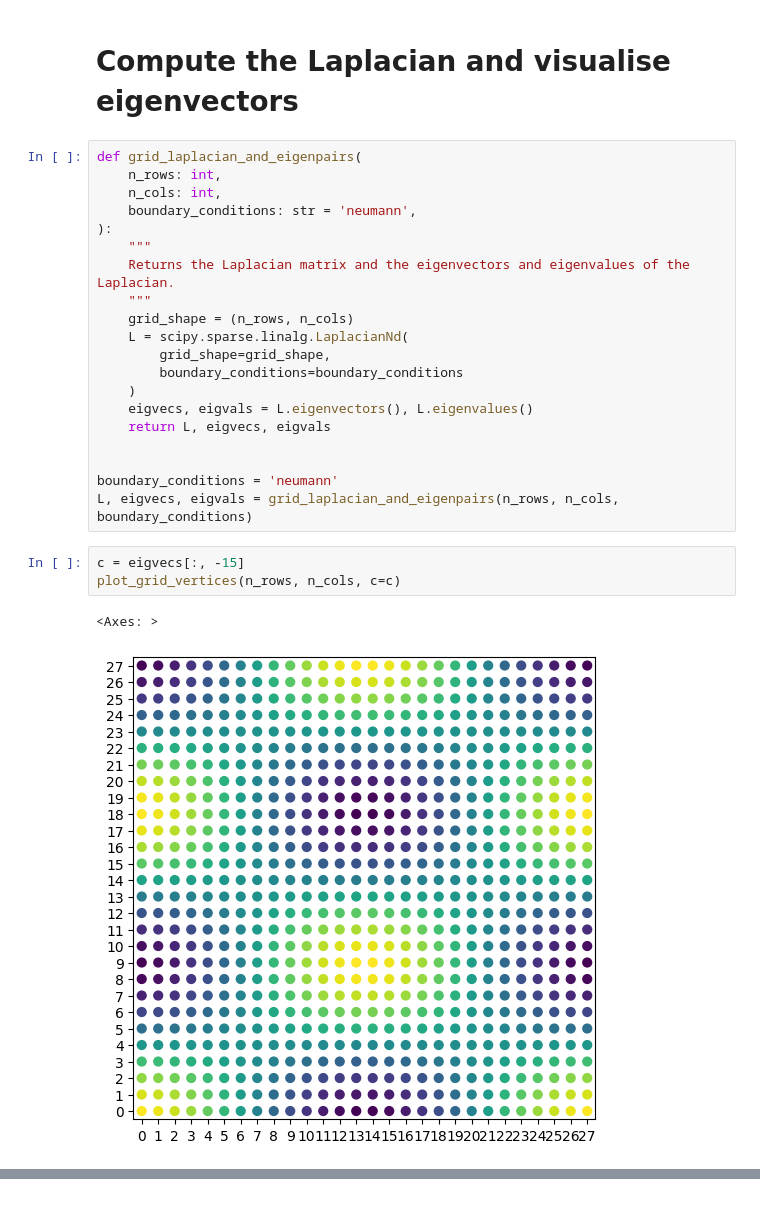
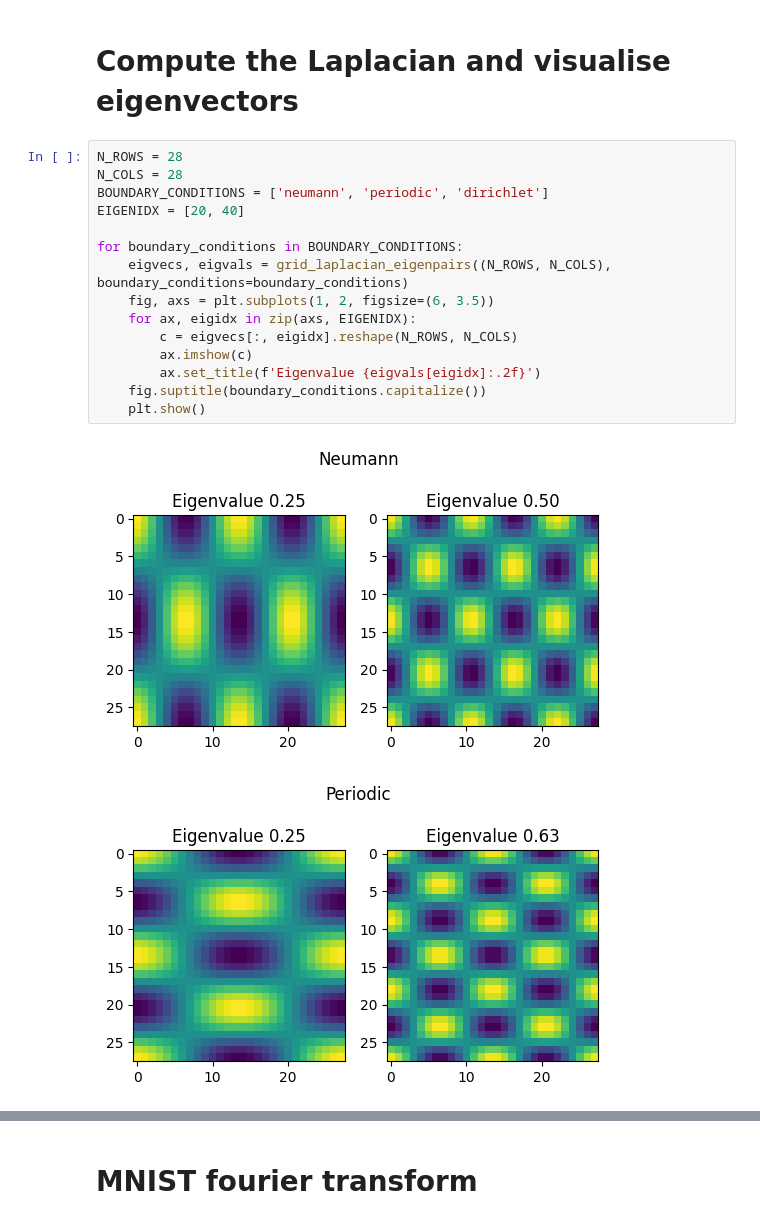
Before and after one commit to KacperWyrwal/topological-conditional-flow-matching, a Jupyter notebook: examples/images/images_as_cochains_on_a_grid.ipynb, the cells around one changed output, grey strips where cells are left out. Saved outputs shown, nothing was run; the diff lists cells and outputs as text.

```diff
--- a/examples/images/images_as_cochains_on_a_grid.ipynb
+++ b/examples/images/images_as_cochains_on_a_grid.ipynb
@@ -43,28 +7,20 @@ plot_grid_vertices(n_rows, n_cols)
 # %% [markdown]
 # Compute the Laplacian and visualise eigenvectors
-# %%
-def grid_laplacian_and_eigenpairs(
-    n_rows: int,
-    n_cols: int,
-    boundary_conditions: str = 'neumann',
-):
-    """
-    Returns the Laplacian matrix and the eigenvectors and eigenvalues of the Laplacian.
-    """
-    grid_shape = (n_rows, n_cols)
-    L = scipy.sparse.linalg.LaplacianNd(
-        grid_shape=grid_shape,
-        boundary_conditions=boundary_conditions
-    )
-    eigvecs, eigvals = L.eigenvectors(), L.eigenvalues()
-    return L, eigvecs, eigvals
-
-
-boundary_conditions = 'neumann'
-L, eigvecs, eigvals = grid_laplacian_and_eigenpairs(n_rows, n_cols, boundary_conditions)
-# %%
-c = eigvecs[:, -15]
-plot_grid_vertices(n_rows, n_cols, c=c)
-# %% [output]
-<Axes: >
-[figure, removed]
+# %%
+N_ROWS = 28
+N_COLS = 28
+BOUNDARY_CONDITIONS = ['neumann', 'periodic', 'dirichlet']
+EIGENIDX = [20, 40]
+
+for boundary_conditions in BOUNDARY_CONDITIONS:
+    eigvecs, eigvals = grid_laplacian_eigenpairs((N_ROWS, N_COLS), boundary_conditions=boundary_conditions)
+    fig, axs = plt.subplots(1, 2, figsize=(6, 3.5))
+    for ax, eigidx in zip(axs, EIGENIDX):
+        c = eigvecs[:, eigidx].reshape(N_ROWS, N_COLS)
+        ax.imshow(c)
+        ax.set_title(f'Eigenvalue {eigvals[eigidx]:.2f}')
+    fig.suptitle(boundary_conditions.capitalize())
+    plt.show()
+# %% [output]
+[figure, added]
+[figure, added]
@@ -70,0 +28,2 @@ plot_grid_vertices(n_rows, n_cols, c=c)
+# %% [markdown]
+# MNIST fourier transform
```
Also changed, not shown: parts of 17 cells of this notebook, 5 other files.
